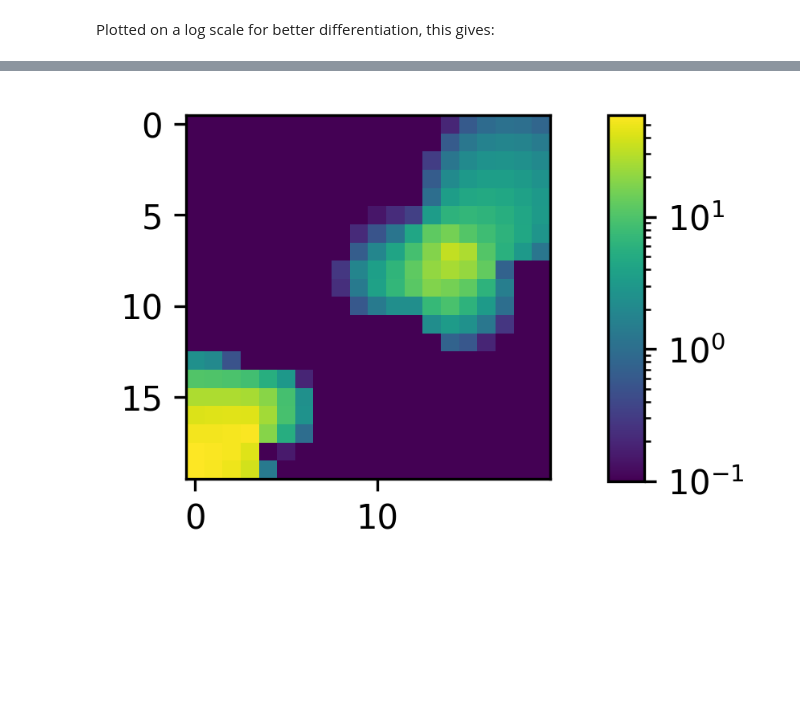
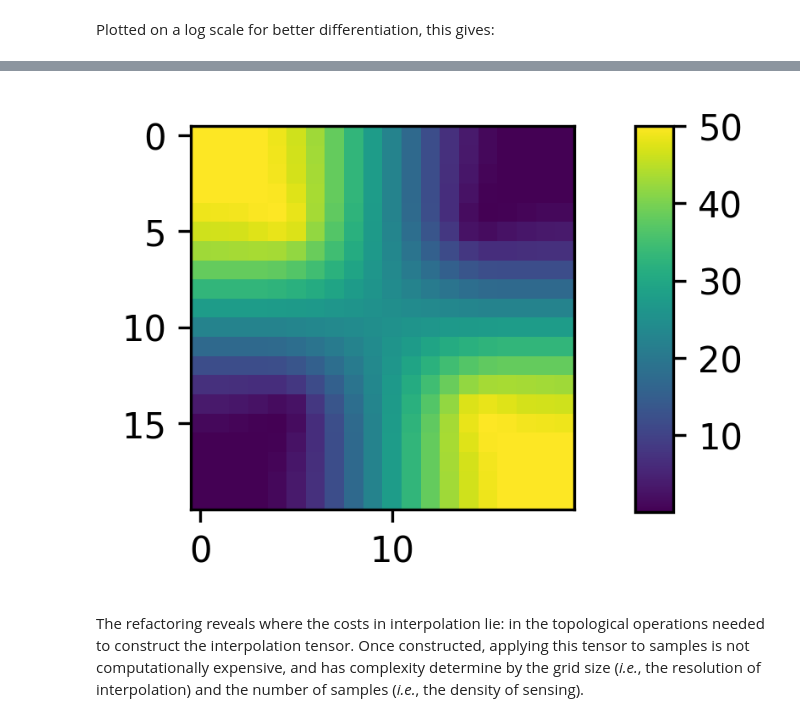
Before and after one commit to simoninireland/sensor-placement, a Jupyter notebook: nni.ipynb, the cells around one changed output, grey strips where cells are left out. Cells and saved outputs as stored; diff of their text form; code cells hidden in the pictures; blank space fills up the shorter version.

```diff
--- a/nni.ipynb
+++ b/nni.ipynb
@@ -778,0 +855,6 @@ df_refactored = natural_nearest_neighbour(df_struct, boundary_shape,
+# %%
+%%timeit -n1 -r1
+
+global df_grid
+xs, ys = numpy.linspace(0.0, 1.0, num=20), numpy.linspace(0.0, 1.0, num=20)
+df_grid = nnn_grid(df_rainfall, df_voronoi, xs, ys)
@@ -778,0 +879,5 @@ df_refactored = natural_nearest_neighbour(df_struct, boundary_shape,
+# %%
+%%timeit -n1 -r1
+
+global tensor
+tensor = nnn_tensor(df_rainfall, df_voronoi, df_grid)
@@ -778,0 +890,7 @@ df_refactored = natural_nearest_neighbour(df_struct, boundary_shape,
+# %%
+samples = numpy.array(df_rainfall['rainfall'])
+# %%
+%%timeit -n1 -r1
+
+global grid
+grid = apply_tensor(tensor, samples, boundary_shape)
@@ -779,8 +907,10 @@ df_refactored = natural_nearest_neighbour(df_struct, boundary_shape,
 # %%
 fig = plt.figure(figsize=(2, 2))
-plt.imshow(interpolation_to_image(df_refactored), norm=LogNorm(min(df_simpler.rainfall) + 0.1,
-                                                               max(df_simpler.rainfall), clip=True))
+plt.imshow(grid, norm=Normalize(min(df_rainfall.rainfall) + 0.1,
+                                max(df_rainfall.rainfall), clip=True))
 cax = plt.axes([1.01, 0.12, 0.075, 0.76])
 _ = plt.colorbar(cax=cax)
 # %% [output]
-[figure, old version]
+[figure, new version]
+# %% [markdown]
+The refactoring reveals where the costs in interpolation lie: in the topological operations needed to construct the interpolation tensor. Once constructed, applying this tensor to samples is not computationally expensive, and has complexity determine by the grid size (*i.e.*, the resolution of interpolation) and the number of samples (*i.e.*, the density of sensing).
```
Also changed, not shown: parts of 29 cells of this notebook.
